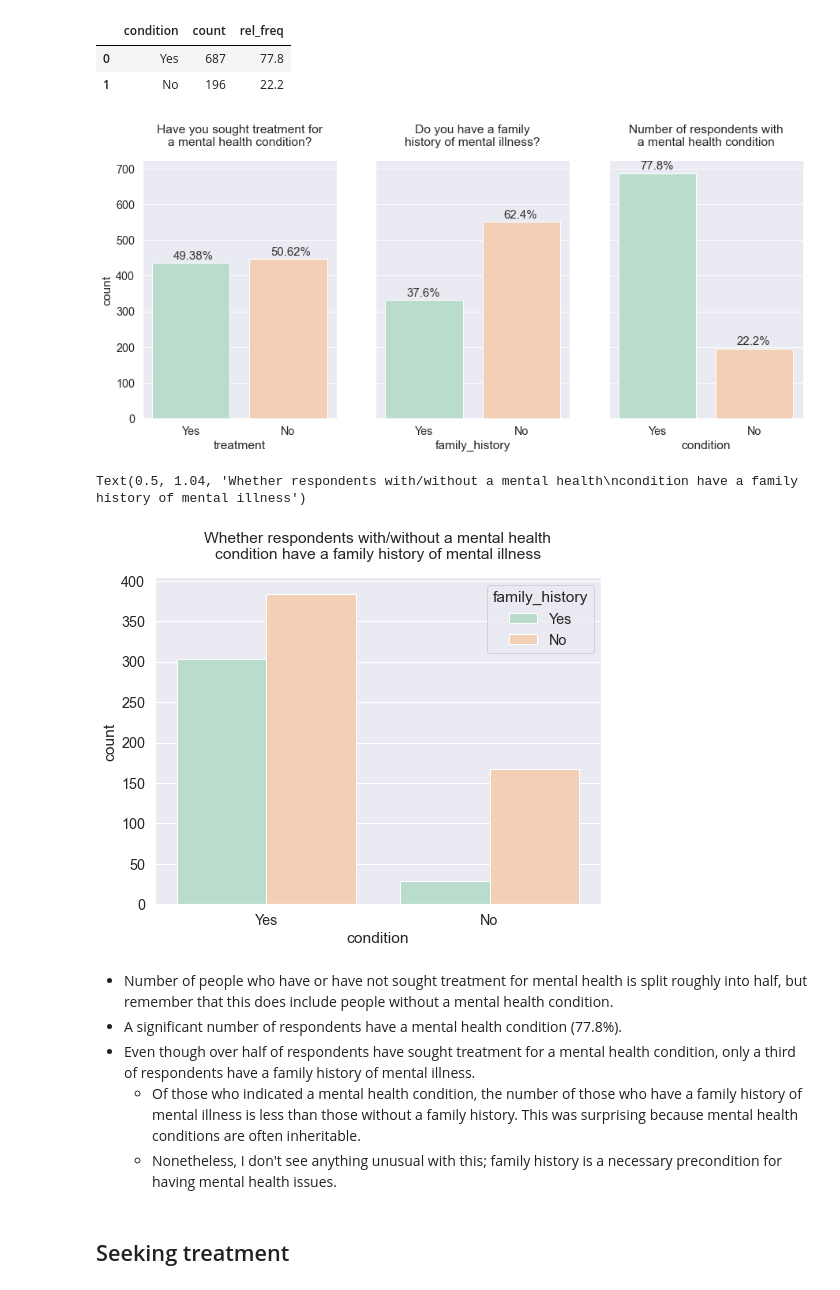
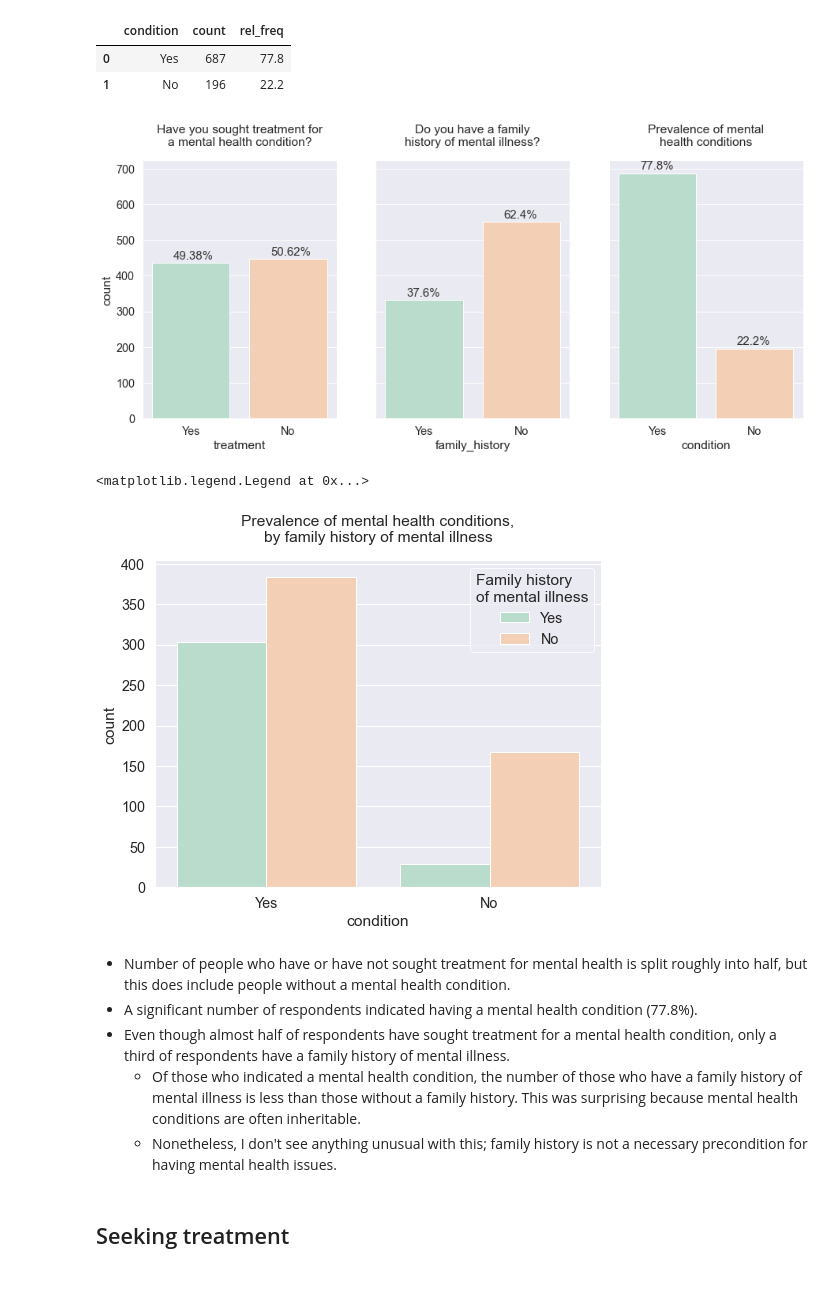
Before and after one commit to cltomiyama/MentalHealthSurvey_analysis, a Jupyter notebook: analysis/gale/analysis_notebook_gc.ipynb, the cells around one changed output. Drawn from its saved outputs; the diff is of its cells as text; code cells hidden in the pictures.

```diff
--- a/analysis/gale/analysis_notebook_gc.ipynb
+++ b/analysis/gale/analysis_notebook_gc.ipynb
@@ -173,25 +173,27 @@ ax1.set_title('Do you have a family\nhistory of mental illness?', y=1.04)
 # plot 3: whether they have a mental health condition or not
 ax2 = sns.barplot(ax=axes[2], data=mh_condition, x='condition', y='count')
 pfg.rel_freq_label(ax2,0.22,10)
-ax2.set_title('Number of respondents with\na mental health condition', y=1.04)
+ax2.set_title('Prevalence of mental\nhealth conditions', y=1.04)
 
 for ax in axes.flat:
     ax.label_outer()
 # %% [output]
-[figure, old version]
+[figure, new version]
 # %%
 fig, ax = plt.subplots(figsize=(8,6))
-sns.countplot(data=mh0, x='condition', hue='family_history')
-plt.title('Whether respondents with/without a mental health\ncondition have a family history of mental illness', y=1.04)
+g = sns.countplot(data=mh0, x='condition', hue='family_history')
+
+plt.title('Prevalence of mental health conditions,\nby family history of mental illness', y=1.04)
+plt.legend(title='Family history\nof mental illness', edgecolor='1')
 # %% [output]
-Text(0.5, 1.04, 'Whether respondents with/without a mental health\ncondition have a family history of mental illness')
+<matplotlib.legend.Legend at 0x...>
-[figure, old version]
+[figure, new version]
 # %% [markdown]
-- Number of people who have or have not sought treatment for mental health is split roughly into half, but remember that this does include people without a mental health condition.
-- A significant number of respondents have a mental health condition (77.8%).
-- Even though over half of respondents have sought treatment for a mental health condition, only a third of respondents have a family history of mental illness.
+- Number of people who have or have not sought treatment for mental health is split roughly into half, but this does include people without a mental health condition.
+- A significant number of respondents indicated having a mental health condition (77.8%).
+- Even though almost half of respondents have sought treatment for a mental health condition, only a third of respondents have a family history of mental illness.
     - Of those who indicated a mental health condition, the number of those who have a family history of mental illness is less than those without a family history. This was surprising because mental health conditions are often inheritable.
-    - Nonetheless, I don't see anything unusual with this; family history is a necessary precondition for having mental health issues.
+    - Nonetheless, I don't see anything unusual with this; family history is not a necessary precondition for having mental health issues.
 # %% [markdown]
 ## Seeking treatment
 # %% [markdown]
```
Also changed, not shown: parts of 20 cells of this notebook.
